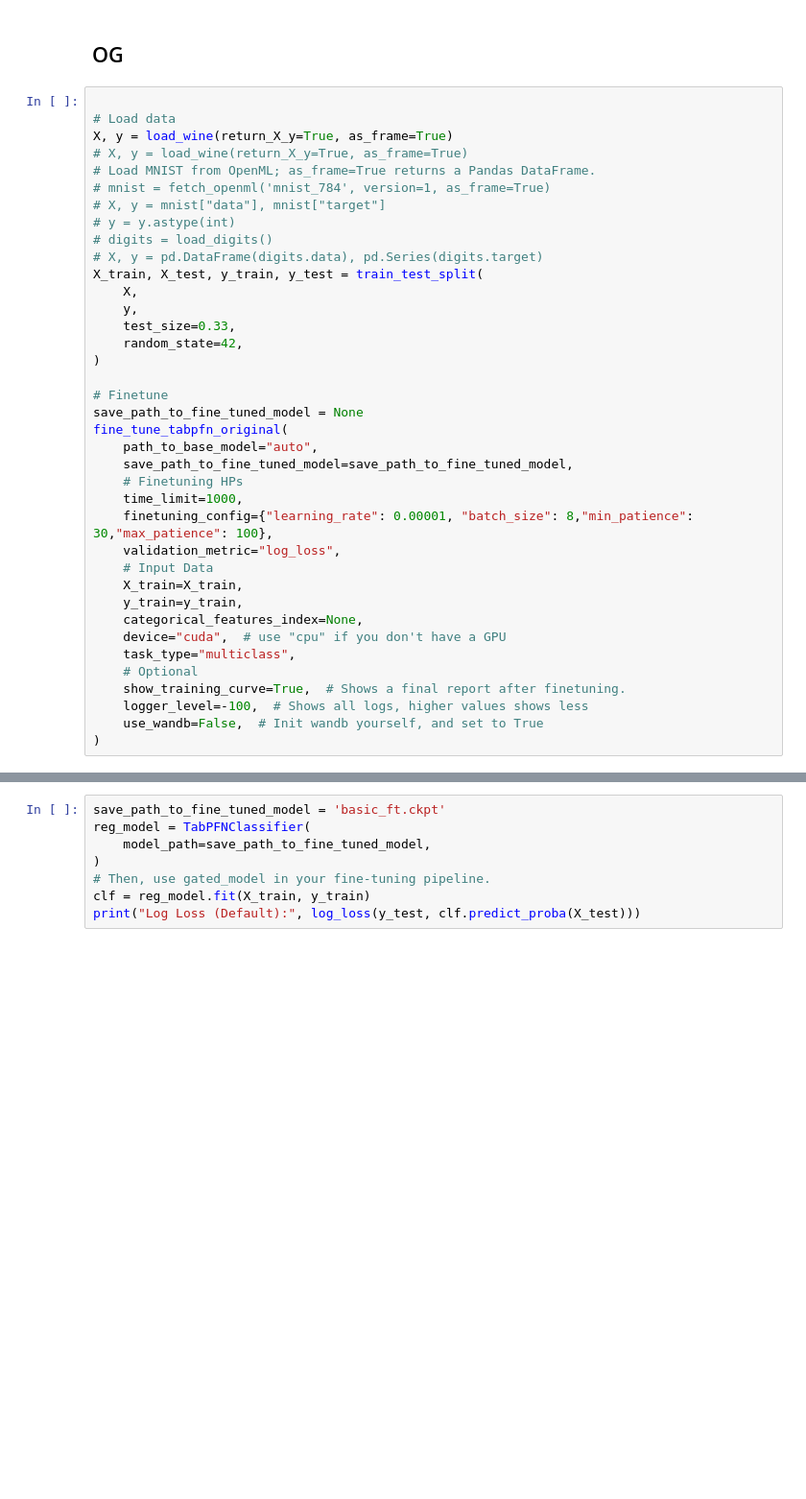
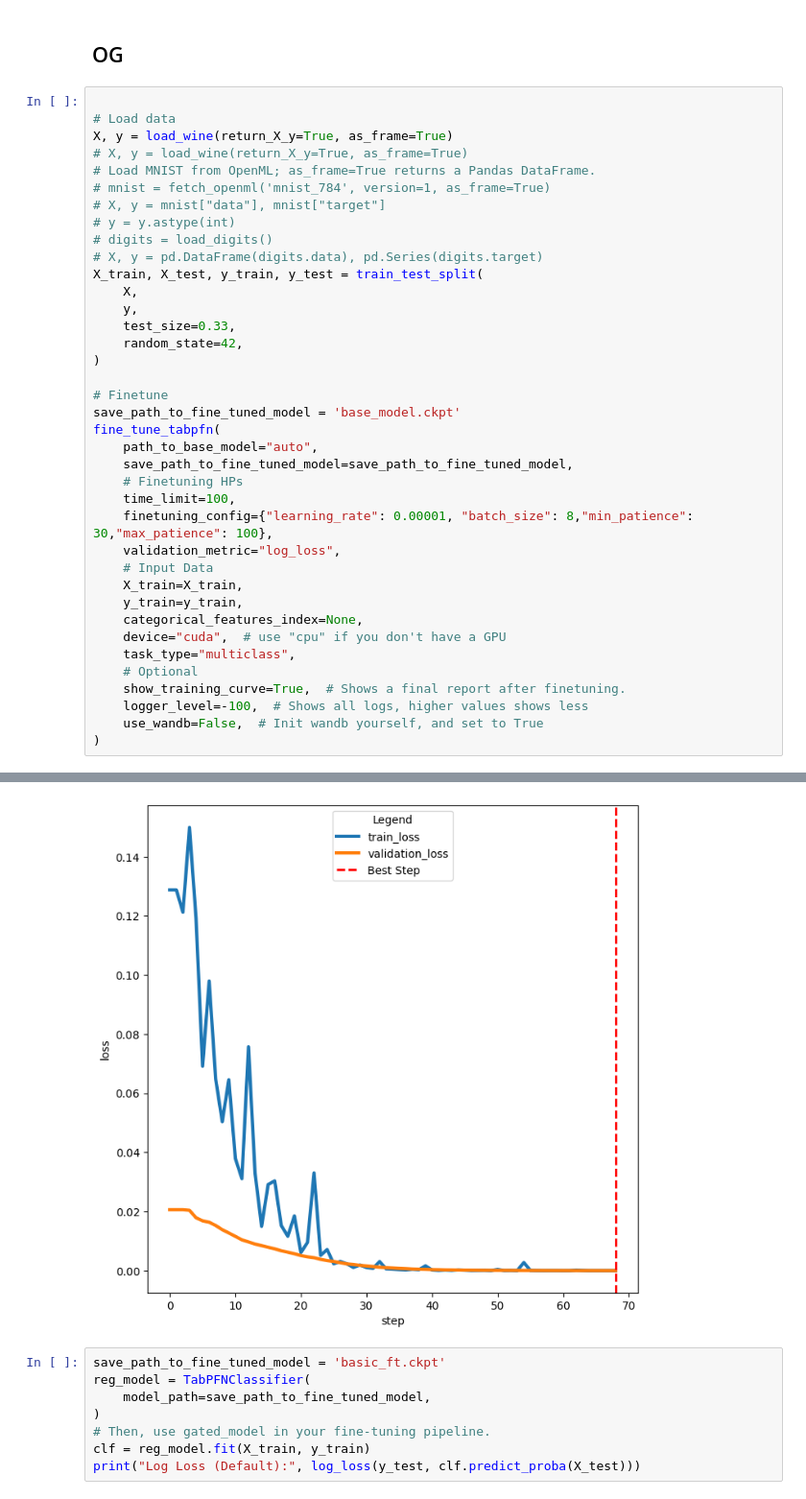
Before and after one commit to tentacool9/FTTabPFN, a Jupyter notebook: Finetuning.ipynb, the cells around one changed output, grey strips where cells are left out. Shown at 96% size. Saved outputs shown, nothing was run; the diff lists cells and outputs as text; blank space fills up the shorter version.

```diff
--- a/Finetuning.ipynb
+++ b/Finetuning.ipynb
@@ -102,12 +100,12 @@ X_train, X_test, y_train, y_test = train_test_split(
 )
 
 # Finetune
-save_path_to_fine_tuned_model = None
-fine_tune_tabpfn_original(
+save_path_to_fine_tuned_model = 'base_model.ckpt'
+fine_tune_tabpfn(
     path_to_base_model="auto",
     save_path_to_fine_tuned_model=save_path_to_fine_tuned_model,
     # Finetuning HPs
-    time_limit=1000,
+    time_limit=100,
     finetuning_config={"learning_rate": 0.00001, "batch_size": 8,"min_patience": 30,"max_patience": 100},
     validation_metric="log_loss",
     # Input Data
@@ -121,3 +119,4 @@ fine_tune_tabpfn_original(
     logger_level=-100,  # Shows all logs, higher values shows less
     use_wandb=False,  # Init wandb yourself, and set to True
 )
+# %% [output]
@@ -124,3 +124,4 @@ fine_tune_tabpfn_original(
+[figure, added]
 # %%
 save_path_to_fine_tuned_model = 'basic_ft.ckpt'
 reg_model = TabPFNClassifier(
```
Also changed, not shown: parts of 10 cells of this notebook, 59 other files.
